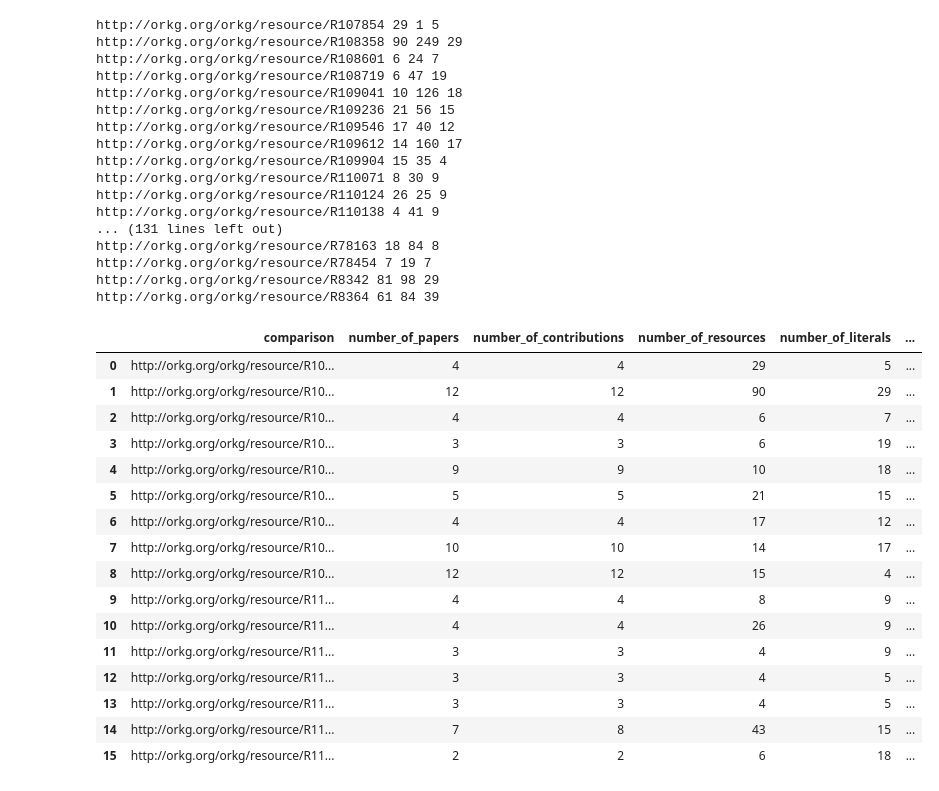
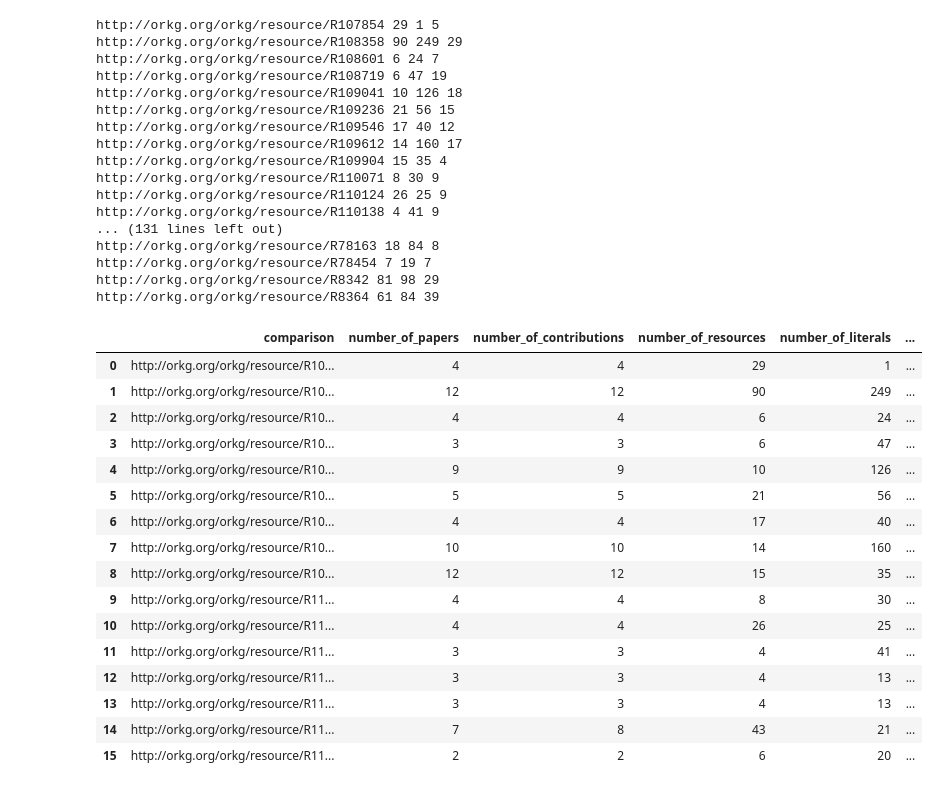
Before and after one commit to okarras/Jupyter-Notebooks, a Jupyter notebook: TailoredFormingAnalysis/paper_comparison_analysis.ipynb, the cells around one changed output. Drawn from its saved outputs; the diff is of its cells as text; code cells hidden in the pictures.

```diff
--- a/TailoredFormingAnalysis/paper_comparison_analysis.ipynb
+++ b/TailoredFormingAnalysis/paper_comparison_analysis.ipynb
@@ -1,14 +128,5 @@
 # %%
-import sparql_dataframe
-import seaborn as sns
-import matplotlib.pyplot as plt
-import dataframe_image as dfi
-import pandas as pd
-from orkg import ORKG
-from datetime import datetime
-
-#We are changing the url from orkg.org/orkg to orkg.org/ so if my query is not working this could be the issue
-ENDPOINT_URL = "https://www.orkg.org/orkg/triplestore"
+ENDPOINT_URL = "https://www.orkg.org/triplestore"
 
 PREFIXES =  """
             PREFIX orkgr: <http://orkg.org/orkg/resource/>
@@ -20,14 +138,14 @@ PREFIXES =  """
             """
 
 query = """
-        SELECT ?comparison, ?contribution, ?paper, COUNT(DISTINCT ?related_resource) AS ?numberOfRelatedResources, COUNT(DISTINCT ?related_figure) AS ?numberOfRelatedFigures, ?field_name
+        SELECT ?comparison, ?contribution, ?paper, COUNT(DISTINCT ?related_resource) AS ?numberOfRelatedResources, COUNT(DISTINCT ?related_figure) AS ?numberOfRelatedFigures, ?researchField
             WHERE {
                 ?comparison a orkgc:Comparison;
                             orkgp:P26 ?DOI;
                             orkgp:compareContribution ?contribution.
                 ?paper orkgp:P31 ?contribution.
                 OPTIONAL{?comparison orkgp:hasSubject ?field.
-                         ?field rdfs:label ?field_name}
+                         ?field rdfs:label ?researchField}
                 OPTIONAL{?comparison orkgp:RelatedResource ?related_resource;
                                      orkgp:RelatedFigure ?related_figure}
             }
@@ -43,83 +161,56 @@ data.head()
 | 3 | http://orkg.org/orkg/resource/R10... | http://orkg.org/orkg/resource/R10... | http://orkg.org/orkg/resource/R10... | 0 | 0 | Learner-Interface Interaction |
 | 4 | http://orkg.org/orkg/resource/R10... | http://orkg.org/orkg/resource/R10... | http://orkg.org/orkg/resource/R10... | 0 | 0 | Geology |
 # %%
-comparsions= data.drop_duplicates(subset=['comparison'])[['comparison', 'numberOfRelatedResources', 'numberOfRelatedFigures', 'field_name']]
+comparsions= data.drop_duplicates(subset=['comparison'])[['comparison', 'numberOfRelatedResources', 'numberOfRelatedFigures', 'researchField']]
 
-result = pd.DataFrame(columns=['comparison', 'number_of_papers', 'number_of_contributions', 'number_of_resources', 'number_of_literals', 'number_of_predicates', 'number_of_related_resources', 'number_of_related_figures', 'field_name'])
-
-orkg = ORKG(host="https://www.orkg.org/")
-
-def count_RPL(resid):
-    resources = set({})
-    literals = set({})
-    predicates = set({})
-
-    for id in resid:
-        statements = orkg.statements.bundle(thing_id=id).content['statements']
-
-        for statement in statements:
-            cls = statement['subject']['_class']
-            if cls == 'resource':
-                resources.add(statement['subject']['id'])
-            else:
-                literals.add(statement['subject']['id'])
-
-            cls = statement['object']['_class']
-            if cls == 'resource':
-                resources.add(statement['object']['id'])
-            else:
-                literals.add(statement['object']['id'])
-
-            predicates.add(statement['predicate']['id'])
-
-    return len(resources), len(literals), len(predicates)
+result = pd.DataFrame({'comparison': pd.Series(dtype='str'), 'number_of_papers': pd.Series(dtype='int'), 'number_of_contributions': pd.Series(dtype='int'), 'number_of_resources': pd.Series(dtype='int'), 'number_of_literals': pd.Series(dtype='int'), 'number_of_predicates': pd.Series(dtype='int'), 'number_of_related_resources': pd.Series(dtype='int'), 'number_of_related_figures': pd.Series(dtype='int'), 'research_field': pd.Series(dtype='str')})
 
 for index, row1 in comparsions.iterrows():
     contribution_list = set({})
     paper_list = set({})
     for index, row2 in data.iterrows():
         if row1['comparison'] == row2['comparison']:
             contribution_list.add(row2['contribution'].split('/')[-1])
             paper_list.add(row2['paper'])
-    r, p, l = count_RPL(contribution_list)
-    result = result.append({'comparison':row1['comparison'], 'number_of_papers': len(paper_list), 'number_of_contributions':len(contribution_list), 'number_of_resources': r, 'number_of_literals': l, 'number_of_predicates': p, 'number_of_related_resources': row1['numberOfRelatedResources'], 'number_of_related_figures': row1['numberOfRelatedFigures'], 'field_name': row1['field_name']}, ignore_index=True)
-    #print(row1['comparison'], r, p, l)
+    r, l, p = count_RPL(contribution_list)
+    result = result.append({'comparison':row1['comparison'], 'number_of_papers': len(paper_list), 'number_of_contributions':len(contribution_list), 'number_of_resources': r, 'number_of_literals': l, 'number_of_predicates': p, 'number_of_related_resources': row1['numberOfRelatedResources'], 'number_of_related_figures': row1['numberOfRelatedFigures'], 'research_field': row1['researchField']}, ignore_index=True)
+    print(row1['comparison'], r, l, p)
 
 now = datetime.now()
 result.to_csv('query_result_' + now.strftime('%Y-%m-%d') + '.csv', encoding='utf-8')
 result.head(16)
 # %% [output]
 http://orkg.org/orkg/resource/R107854 29 1 5
 http://orkg.org/orkg/resource/R108358 90 249 29
 http://orkg.org/orkg/resource/R108601 6 24 7
 http://orkg.org/orkg/resource/R108719 6 47 19
 http://orkg.org/orkg/resource/R109041 10 126 18
 http://orkg.org/orkg/resource/R109236 21 56 15
 http://orkg.org/orkg/resource/R109546 17 40 12
 http://orkg.org/orkg/resource/R109612 14 160 17
 http://orkg.org/orkg/resource/R109904 15 35 4
 http://orkg.org/orkg/resource/R110071 8 30 9
 http://orkg.org/orkg/resource/R110124 26 25 9
 http://orkg.org/orkg/resource/R110138 4 41 9
 ... (131 lines left out)
 http://orkg.org/orkg/resource/R78163 18 84 8
 http://orkg.org/orkg/resource/R78454 7 19 7
 http://orkg.org/orkg/resource/R8342 81 98 29
 http://orkg.org/orkg/resource/R8364 61 84 39
 |  | comparison | number_of_papers | number_of_contributions | number_of_resources | number_of_literals | ... |
-| 0 | http://orkg.org/orkg/resource/R10... | 4 | 4 | 29 | 5 | ... |
-| 1 | http://orkg.org/orkg/resource/R10... | 12 | 12 | 90 | 29 | ... |
-| 2 | http://orkg.org/orkg/resource/R10... | 4 | 4 | 6 | 7 | ... |
-| 3 | http://orkg.org/orkg/resource/R10... | 3 | 3 | 6 | 19 | ... |
-| 4 | http://orkg.org/orkg/resource/R10... | 9 | 9 | 10 | 18 | ... |
-| 5 | http://orkg.org/orkg/resource/R10... | 5 | 5 | 21 | 15 | ... |
-| 6 | http://orkg.org/orkg/resource/R10... | 4 | 4 | 17 | 12 | ... |
-| 7 | http://orkg.org/orkg/resource/R10... | 10 | 10 | 14 | 17 | ... |
-| 8 | http://orkg.org/orkg/resource/R10... | 12 | 12 | 15 | 4 | ... |
-| 9 | http://orkg.org/orkg/resource/R11... | 4 | 4 | 8 | 9 | ... |
-| 10 | http://orkg.org/orkg/resource/R11... | 4 | 4 | 26 | 9 | ... |
-| 11 | http://orkg.org/orkg/resource/R11... | 3 | 3 | 4 | 9 | ... |
-| 12 | http://orkg.org/orkg/resource/R11... | 3 | 3 | 4 | 5 | ... |
-| 13 | http://orkg.org/orkg/resource/R11... | 3 | 3 | 4 | 5 | ... |
-| 14 | http://orkg.org/orkg/resource/R11... | 7 | 8 | 43 | 15 | ... |
-| 15 | http://orkg.org/orkg/resource/R11... | 2 | 2 | 6 | 18 | ... |
+| 0 | http://orkg.org/orkg/resource/R10... | 4 | 4 | 29 | 1 | ... |
+| 1 | http://orkg.org/orkg/resource/R10... | 12 | 12 | 90 | 249 | ... |
+| 2 | http://orkg.org/orkg/resource/R10... | 4 | 4 | 6 | 24 | ... |
+| 3 | http://orkg.org/orkg/resource/R10... | 3 | 3 | 6 | 47 | ... |
+| 4 | http://orkg.org/orkg/resource/R10... | 9 | 9 | 10 | 126 | ... |
+| 5 | http://orkg.org/orkg/resource/R10... | 5 | 5 | 21 | 56 | ... |
+| 6 | http://orkg.org/orkg/resource/R10... | 4 | 4 | 17 | 40 | ... |
+| 7 | http://orkg.org/orkg/resource/R10... | 10 | 10 | 14 | 160 | ... |
+| 8 | http://orkg.org/orkg/resource/R10... | 12 | 12 | 15 | 35 | ... |
+| 9 | http://orkg.org/orkg/resource/R11... | 4 | 4 | 8 | 30 | ... |
+| 10 | http://orkg.org/orkg/resource/R11... | 4 | 4 | 26 | 25 | ... |
+| 11 | http://orkg.org/orkg/resource/R11... | 3 | 3 | 4 | 41 | ... |
+| 12 | http://orkg.org/orkg/resource/R11... | 3 | 3 | 4 | 13 | ... |
+| 13 | http://orkg.org/orkg/resource/R11... | 3 | 3 | 4 | 13 | ... |
+| 14 | http://orkg.org/orkg/resource/R11... | 7 | 8 | 43 | 21 | ... |
+| 15 | http://orkg.org/orkg/resource/R11... | 2 | 2 | 6 | 20 | ... |
```
Also changed, not shown: parts of 8 cells of this notebook, 3 other files.
